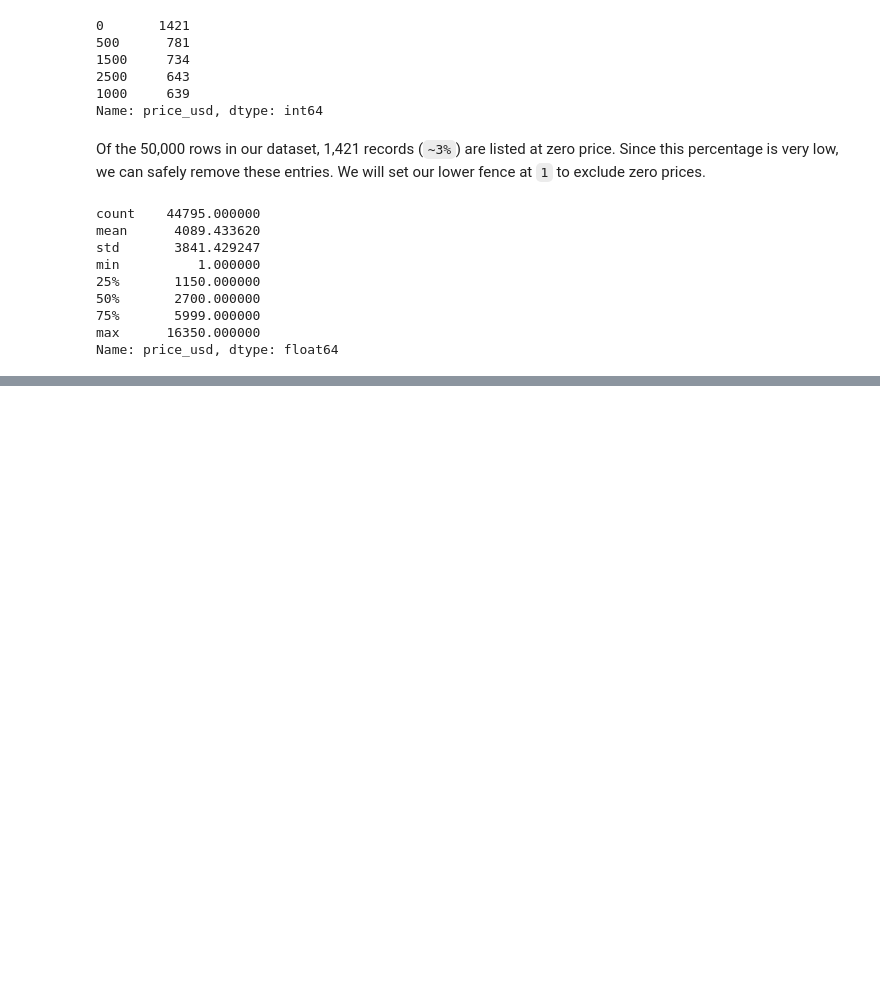
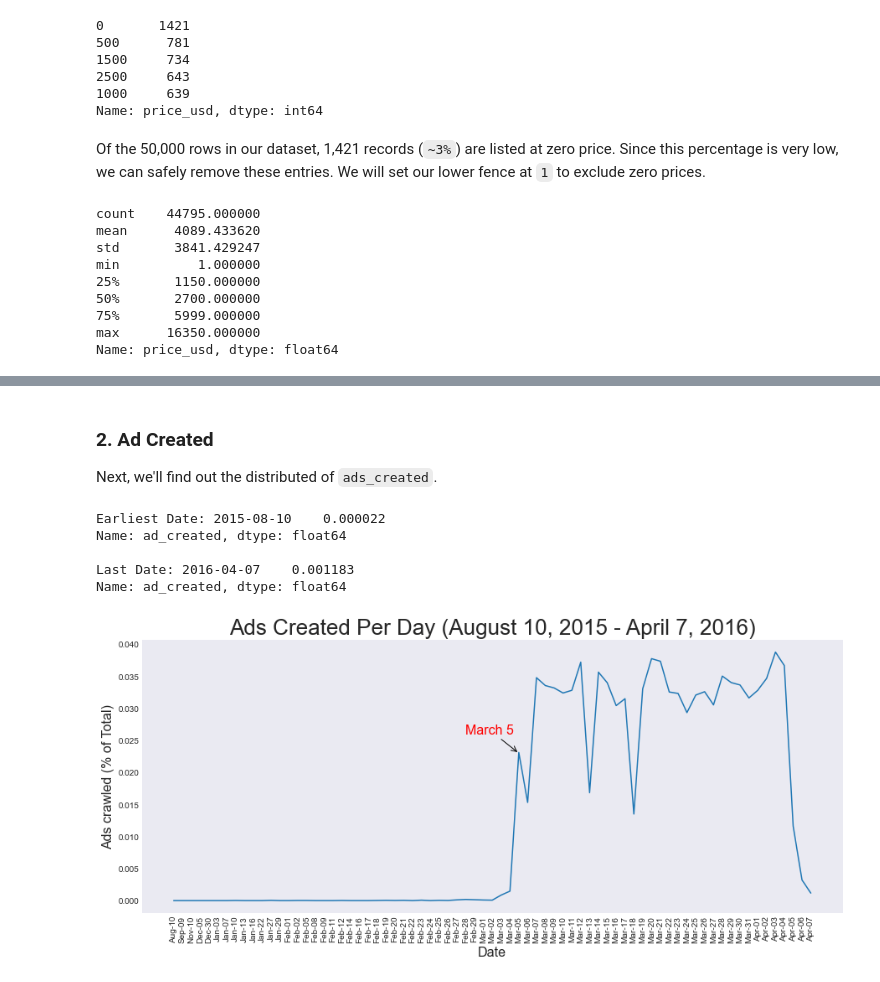
Before and after one commit to MuhammadAwon/datascience-projects, a Jupyter notebook: Guided-Projects/exploring-ebay-car-sales/exploring-ebay-car-sales.ipynb, the cells around one changed output, grey strips where cells are left out. Saved outputs shown, nothing was run; the diff lists cells and outputs as text; code cells hidden in the pictures; blank space fills up the shorter version.

```diff
--- a/Guided-Projects/exploring-ebay-car-sales/exploring-ebay-car-sales.ipynb
+++ b/Guided-Projects/exploring-ebay-car-sales/exploring-ebay-car-sales.ipynb
@@ -461,0 +580,15 @@ Lets now explore the data columns to understand the data range our data covers.
+# %% [markdown]
+### 2. Ad Created
+
+Next, we'll find out the distributed of `ads_created`.
+# %%
+# Distribution of "ads_created"
+display_dist(df=autos, col='ad_created',
+             title='Ads Created Per Day (August 10, 2015 - April 7, 2016)')
+# %% [output]
+Earliest Date: 2015-08-10    0.000022
+Name: ad_created, dtype: float64
+
+Last Date: 2016-04-07    0.001183
+Name: ad_created, dtype: float64
+[figure, added]
```
Also changed, not shown: parts of 38 cells of this notebook.
